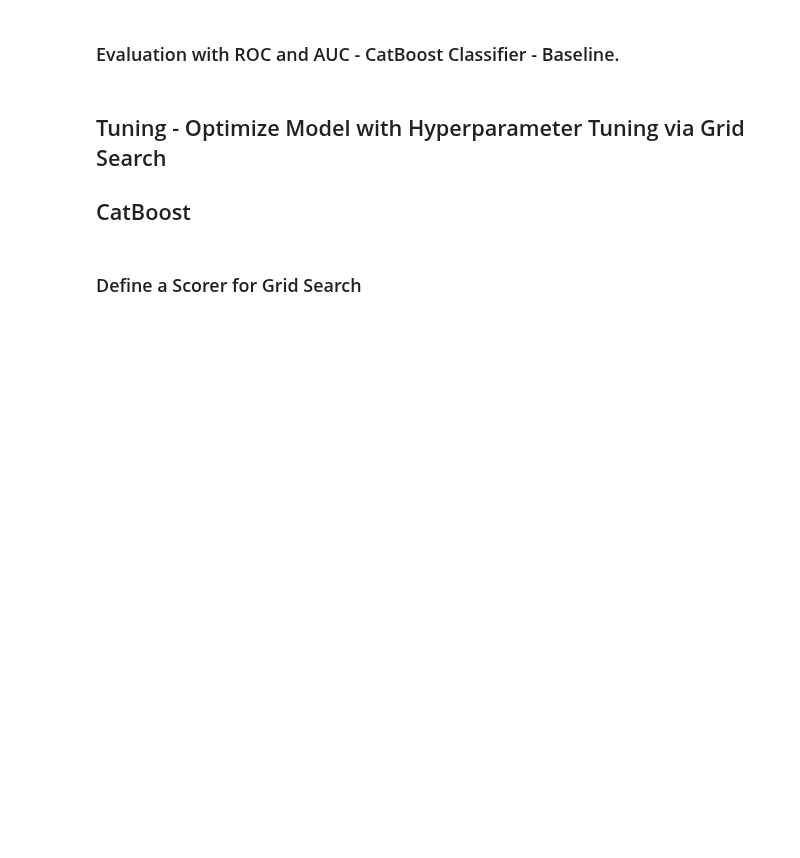
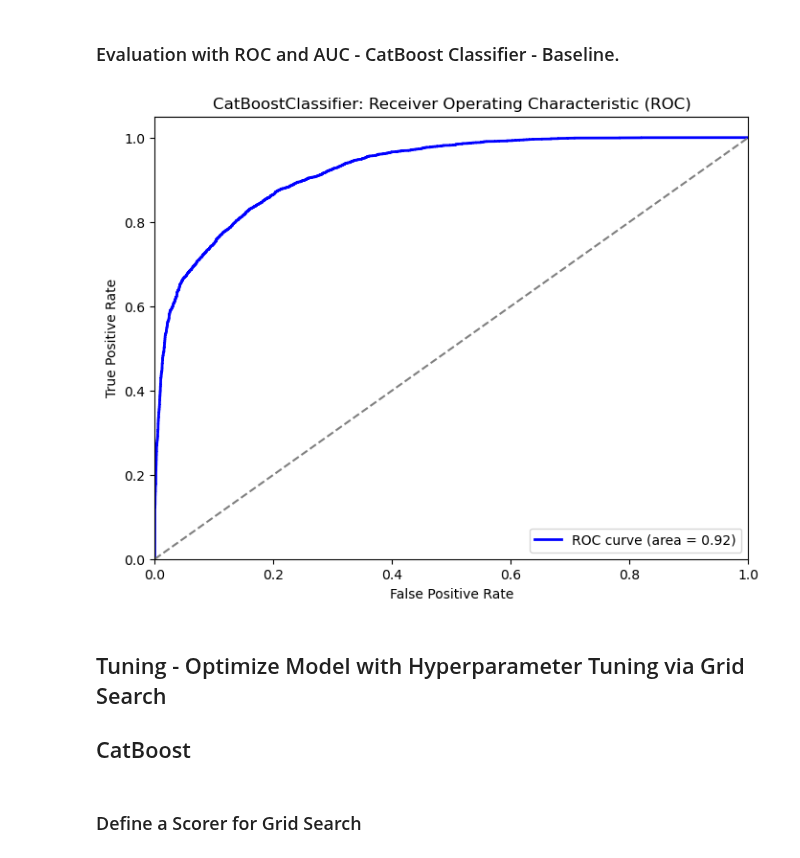
Before and after one commit to j-lepard/Prolonged_Length_of_Stay, a Jupyter notebook: _src/07.Category_Model_CatBoost.ipynb, the cells around one changed output. Drawn from its saved outputs; the diff is of its cells as text; code cells hidden in the pictures; blank space fills up the shorter version.

```diff
--- a/_src/07.Category_Model_CatBoost.ipynb
+++ b/_src/07.Category_Model_CatBoost.ipynb
@@ -527,25 +557,27 @@ result_data
 # %%
 ## ROC Visualization
 Modelname = "CatBoostClassifier"
-y_pred_prob_val = cat_model.predict_proba(X_validate)[:, 1]
+y_pred_prob_cat = cat_model.predict_proba(X_validate)[:, 1]
 
 # Generate the ROC
-fpr, tpr, thresholds = roc_curve(y_validate, y_pred_prob_val)
+fpr, tpr, thresholds = roc_curve(y_validate, y_pred_prob_cat)
 
 # Calculate the Area Under Curve
-roc_auc = roc_auc_score(y_validate, y_pred_prob_val)
+roc_auc = roc_auc_score(y_validate, y_pred_prob_cat)
 
 # Graph it all together.
 plt.figure(figsize=(8, 6))
 plt.plot(fpr, tpr, color='blue', lw=2, label=f'ROC curve (area = {roc_auc:.2f})')
 plt.plot([0, 1], [0, 1], color='gray', linestyle='--')
 plt.xlim([0.0, 1.0])
 plt.ylim([0.0, 1.05])
 plt.xlabel('False Positive Rate')
 plt.ylabel('True Positive Rate')
 plt.title(f'{Modelname}: Receiver Operating Characteristic (ROC)')
 plt.legend(loc='lower right')
 plt.show()
+# %% [output]
+[figure, added]
 # %% [markdown]
 ## Tuning -  Optimize Model with Hyperparameter Tuning via Grid Search
 
```
Also changed, not shown: parts of 2 cells of this notebook.
